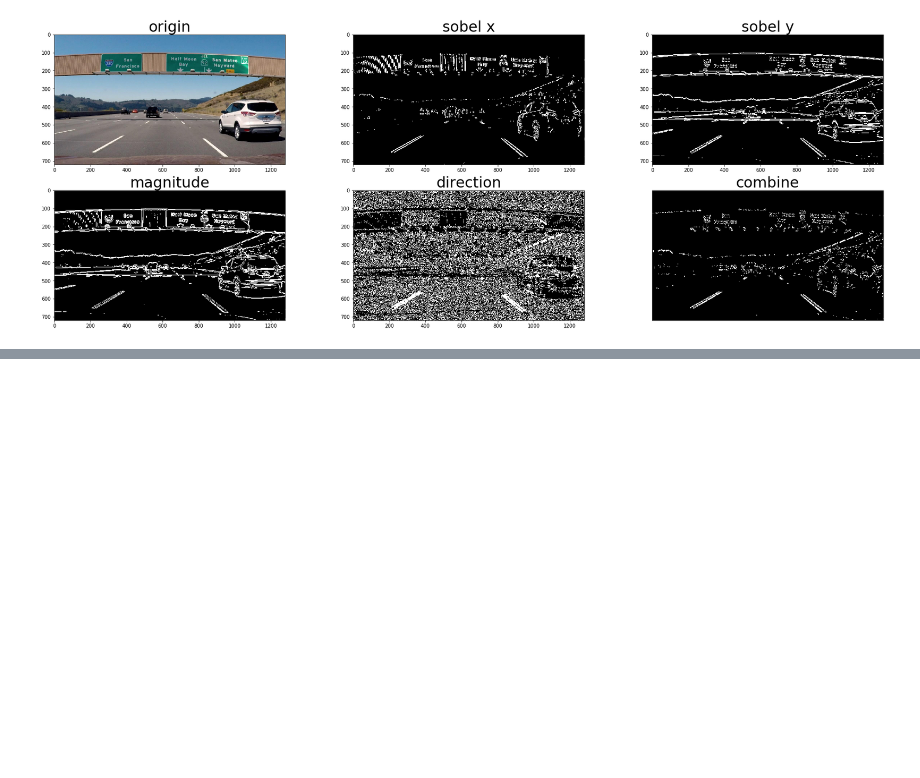
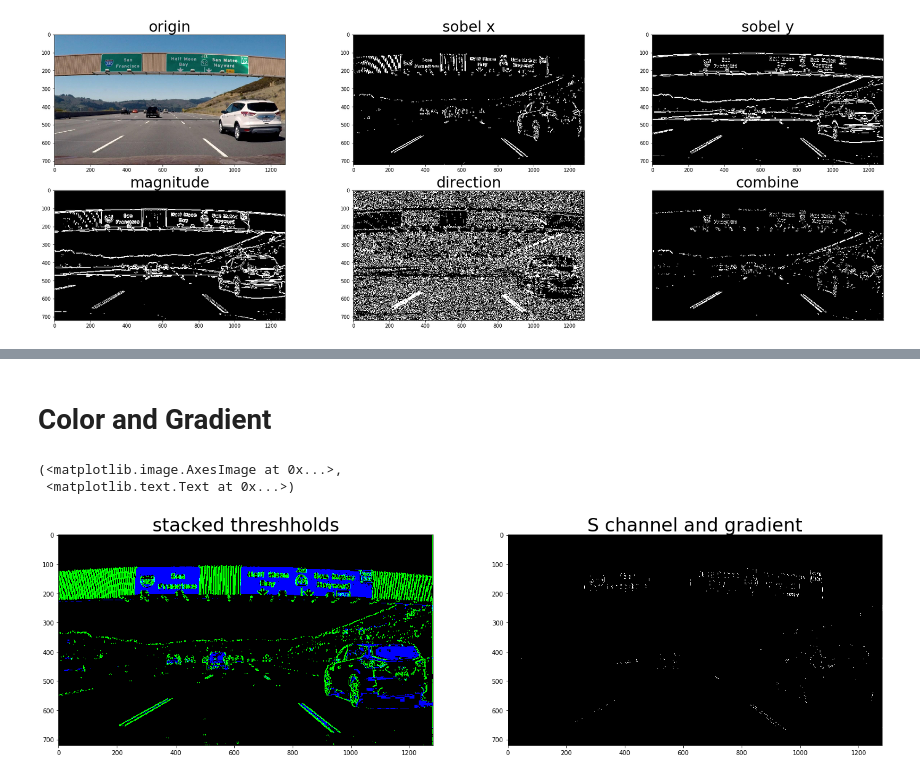
Before and after one commit to liferlisiqi/Advanced-Lane-Finding, a Jupyter notebook: Advanced-lane-lines.ipynb, the cells around one changed output, grey strips where cells are left out. Cells and saved outputs as stored; diff of their text form; code cells hidden in the pictures; blank space fills up the shorter version.

Commit message:
hls and combine

```diff
--- a/Advanced-lane-lines.ipynb
+++ b/Advanced-lane-lines.ipynb
@@ -204,0 +273,25 @@ plt.subplots_adjust(left=0, right=1, top=0.9, bottom=0.0)
+# %% [markdown]
+# Color and Gradient
+# %%
+# img shound be undistorted
+hls = cv2.cvtColor(img, cv2.COLOR_RGB2HLS)
+bgr = cv2.cvtColor(img, cv2.COLOR_RGB2BGR)
+s_channel = hls[:,:,2]
+
+sxbinary = abs_sobel_thresh(bgr, orient='x', sobel_kernel=3, thresh_min=20, thresh_max=100)
+s_binary = hls_thresh(s_channel, 170, 255)
+
+# stack each channel to view theri individual contributions in green and blue respectively
+# this returns a stack of the two binary images, whose components you can see as different colors
+color_binary = np.dstack((np.zeros_like(sxbinary), sxbinary, s_binary)) * 255
+
+combine_binary = np.zeros_like(sxbinary)
+combine_binary[(sxbinary == 1) & (s_binary == 1)] = 1
+
+f, (ax1, ax2) = plt.subplots(1, 2, figsize=(24, 9))
+ax1.imshow(color_binary), ax1.set_title('stacked threshholds', fontsize=30)
+ax2.imshow(combine_binary, cmap='gray'), ax2.set_title('S channel and gradient', fontsize=30)
+# %% [output]
+(<matplotlib.image.AxesImage at 0x...>,
+ <matplotlib.text.Text at 0x...>)
+[figure, added]
```
Also changed, not shown: parts of 7 cells of this notebook.
